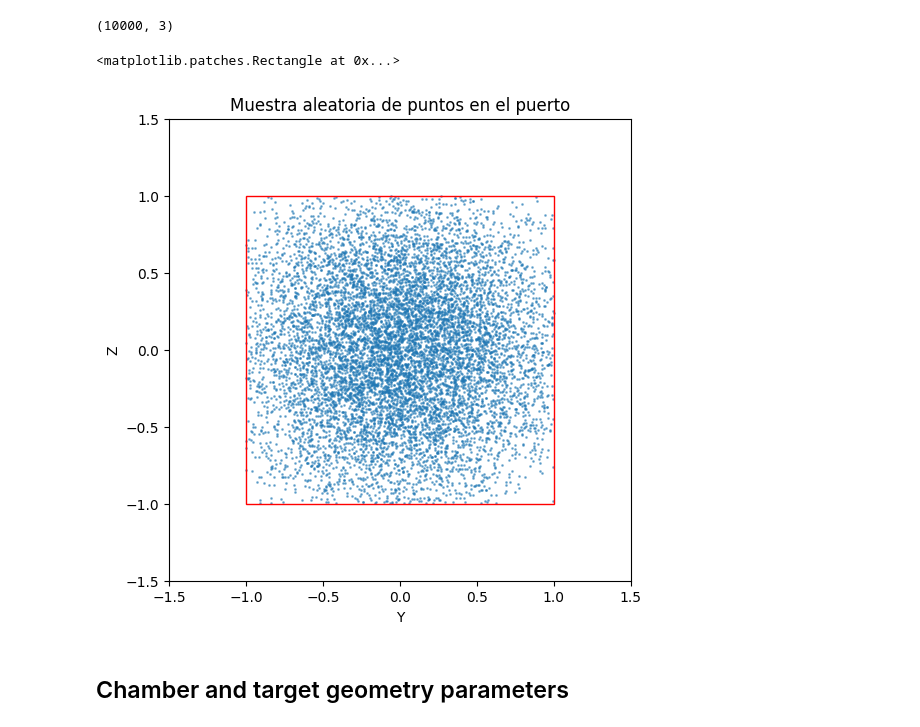
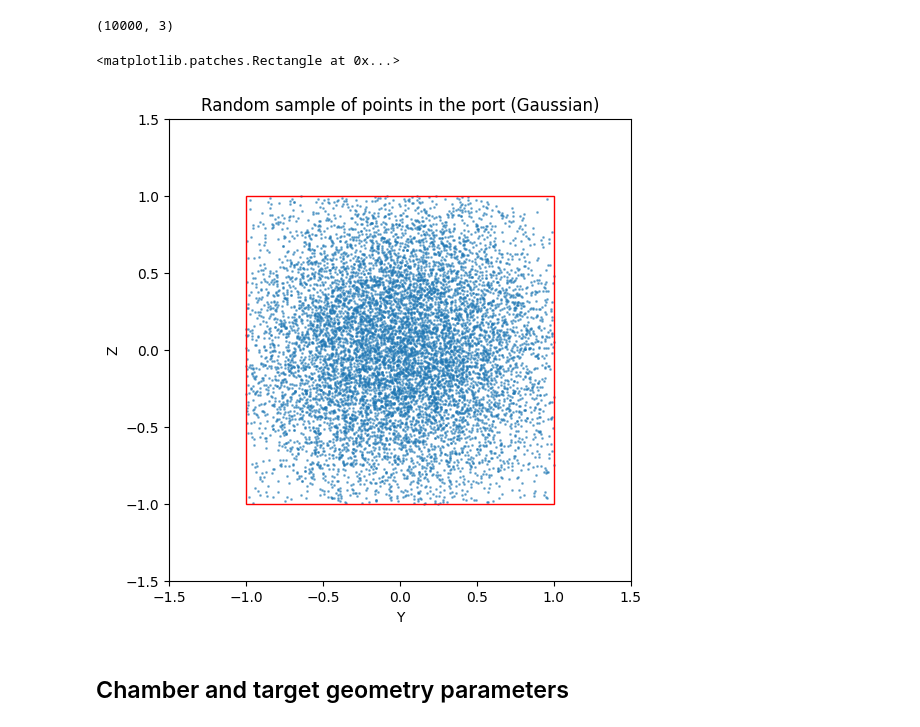
Before and after one commit to clarajdr/Omega60-DD-ICF-simulation, a Jupyter notebook: samplerays.ipynb, the cells around one changed output. Drawn from its saved outputs; the diff is of its cells as text; code cells hidden in the pictures.

```diff
--- a/samplerays.ipynb
+++ b/samplerays.ipynb
@@ -124,21 +124,21 @@ print(xs.shape  )
 # %%
 fig, ax = plt.subplots(figsize=(6,6))
 
 ax.scatter( xs[:,1], xs[:,2], s=1, alpha=0.5 )
 
 ax.set_xlim(-1.5, 1.5)
 ax.set_ylim(-1.5, 1.5)
 ax.set_aspect('equal')
 
-ax.set_title("Muestra aleatoria de puntos en el puerto")
+ax.set_title("Random sample of points in the port (Gaussian)")
 ax.set_xlabel("Y")
 ax.set_ylabel("Z")
 
 rect = plt.Rectangle( (-1,-1), 2, 2, linewidth=1, edgecolor='r', facecolor='none' )
 ax.add_patch(rect)
 # %% [output]
 <matplotlib.patches.Rectangle at 0x...>
-[figure, old version]
+[figure, new version]
 # %% [markdown]
 ## Chamber and target geometry parameters
 # %%
```
Also changed, not shown: parts of 1 cell of this notebook, 3 other files.
